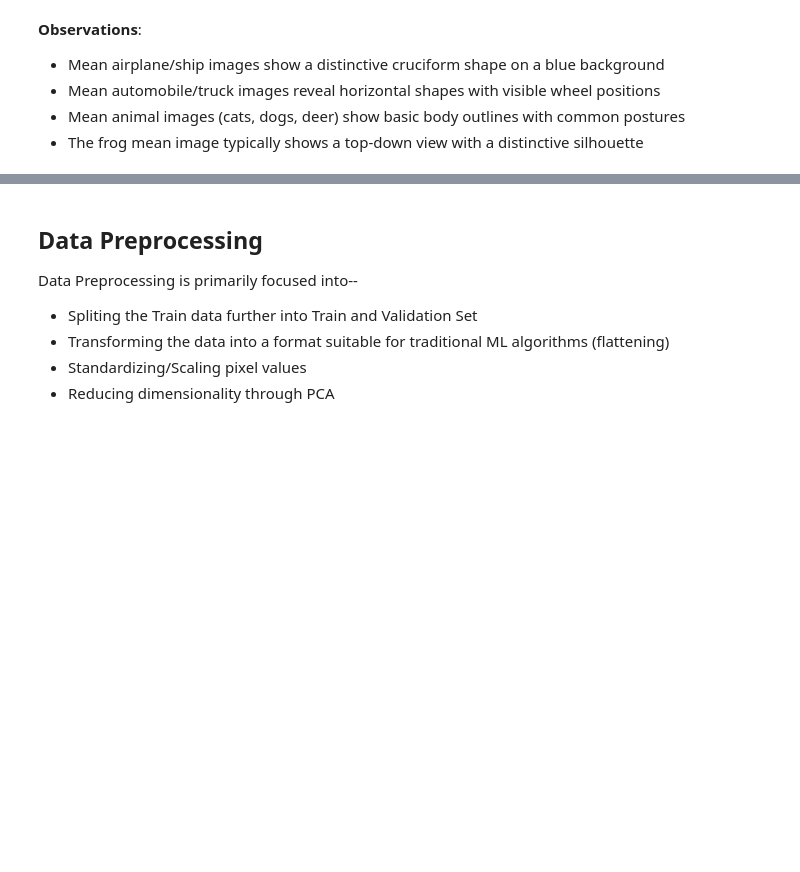
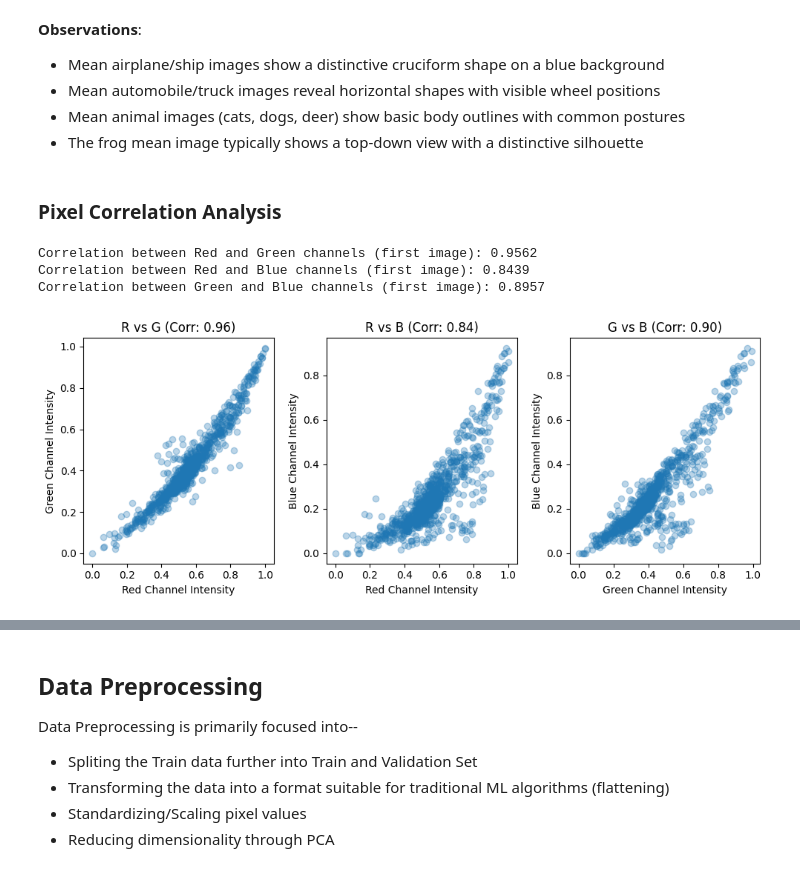
Before and after one commit to jayjitp143/DTSA-5509, a Jupyter notebook: DTSA-5509_CIFAR10_supervised.ipynb, the cells around one changed output, grey strips where cells are left out. Cells and saved outputs as stored; diff of their text form; code cells hidden in the pictures; blank space fills up the shorter version.

```diff
--- a/DTSA-5509_CIFAR10_supervised.ipynb
+++ b/DTSA-5509_CIFAR10_supervised.ipynb
@@ -245,3 +245,47 @@ __Observations__:
 - Mean automobile/truck images reveal horizontal shapes with visible wheel positions
 - Mean animal images (cats, dogs, deer) show basic body outlines with common postures
 - The frog mean image typically shows a top-down view with a distinctive silhouette
+# %% [markdown]
+### Pixel Correlation Analysis
+# %%
+first_image = X_train_full[0] / 255.0  # Normalize to 0-1
+red_channel = first_image[:, :, 0].flatten()
+green_channel = first_image[:, :, 1].flatten()
+blue_channel = first_image[:, :, 2].flatten()
+
+correlation_rg = np.corrcoef(red_channel, green_channel)[0, 1]
+correlation_rb = np.corrcoef(red_channel, blue_channel)[0, 1]
+correlation_gb = np.corrcoef(green_channel, blue_channel)[0, 1]
+
+print(f"Correlation between Red and Green channels (first image): {correlation_rg:.4f}")
+print(f"Correlation between Red and Blue channels (first image): {correlation_rb:.4f}")
+print(f"Correlation between Green and Blue channels (first image): {correlation_gb:.4f}")
+
+# Visualize channel correlations for the first image
+plt.figure(figsize=(10, 4))
+
+plt.subplot(1, 3, 1)
+plt.scatter(red_channel, green_channel, alpha=0.3)
+plt.title(f'R vs G (Corr: {correlation_rg:.2f})')
+plt.xlabel('Red Channel Intensity')
+plt.ylabel('Green Channel Intensity')
+
+plt.subplot(1, 3, 2)
+plt.scatter(red_channel, blue_channel, alpha=0.3)
+plt.title(f'R vs B (Corr: {correlation_rb:.2f})')
+plt.xlabel('Red Channel Intensity')
+plt.ylabel('Blue Channel Intensity')
+
+plt.subplot(1, 3, 3)
+plt.scatter(green_channel, blue_channel, alpha=0.3)
+plt.title(f'G vs B (Corr: {correlation_gb:.2f})')
+plt.xlabel('Green Channel Intensity')
+plt.ylabel('Blue Channel Intensity')
+
+plt.tight_layout()
+plt.show()
+# %% [output]
+Correlation between Red and Green channels (first image): 0.9562
+Correlation between Red and Blue channels (first image): 0.8439
+Correlation between Green and Blue channels (first image): 0.8957
+[figure, added]
```
Also changed, not shown: parts of 1 cell of this notebook, 1 other file.
